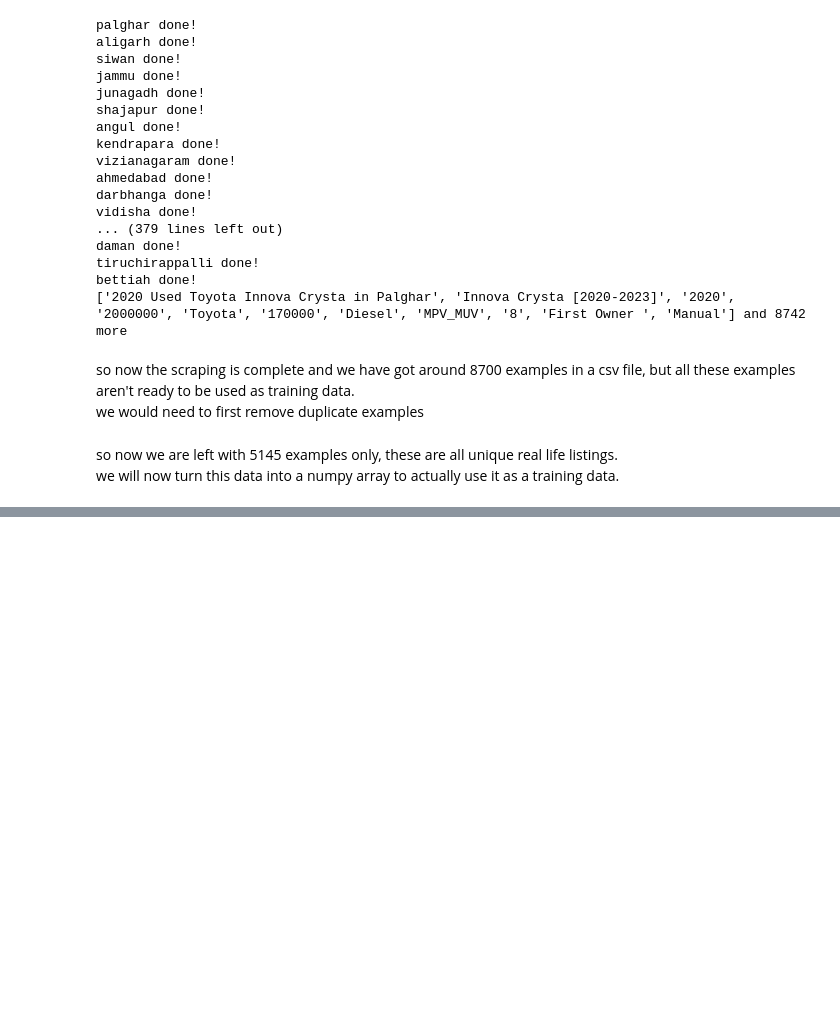
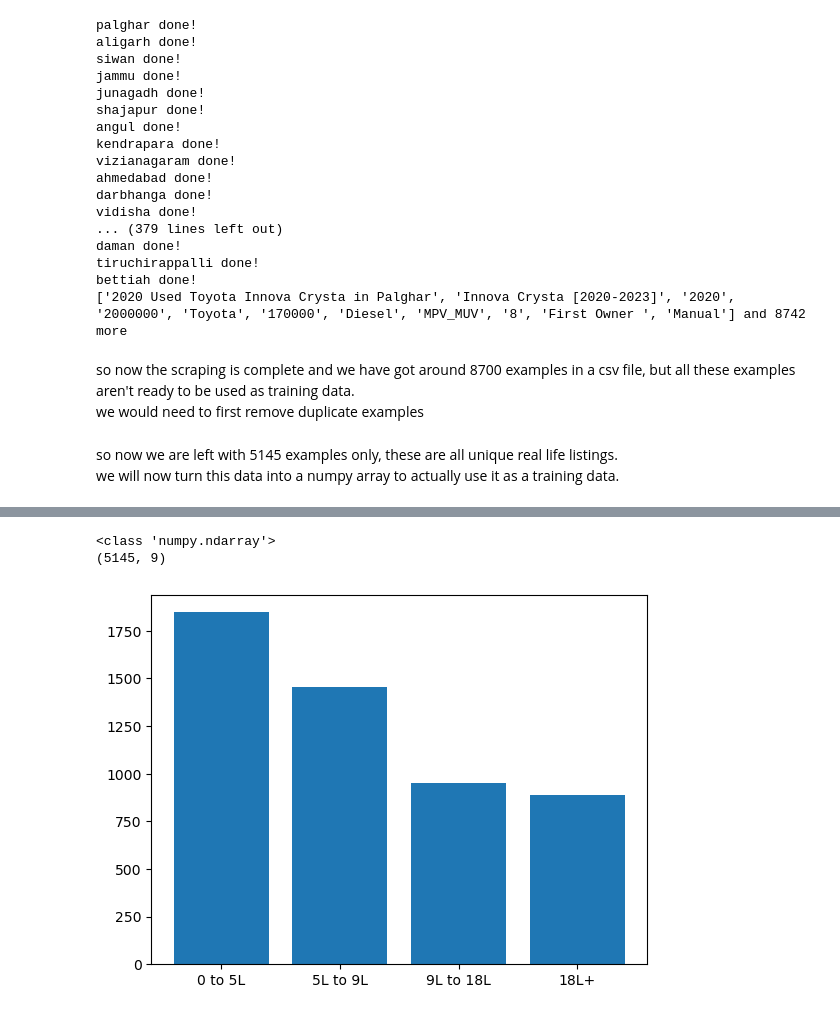
Before and after one commit to shashi0x/Used-Car-Price-Predictor-v2, a Jupyter notebook: Data/scraping.ipynb, the cells around one changed output, grey strips where cells are left out. Drawn from its saved outputs; the diff is of its cells as text; code cells hidden in the pictures; blank space fills up the shorter version.

```diff
--- a/Data/scraping.ipynb
+++ b/Data/scraping.ipynb
@@ -224,0 +254,19 @@ FINALDF.to_csv('CleanDataNP.csv', index=False)
+# %%
+print(type(DATACAR))
+print(np.shape(DATACAR))
+one, two, three, four = 0, 0, 0, 0 #for 0 to 5L, 5L to 10L, 10L to 20L, 20L to 50L, 50l+ respectively
+for i in range(len(DATACAR)):
+    if DATACAR[i, -1] <= 500000:
+        one += 1
+    elif DATACAR[i, -1] <= 900000 and DATACAR[i, -1] > 500000:
+        two += 1
+    elif DATACAR[i, -1] <= 1800000 and DATACAR[i, -1] > 900000:
+        three += 1
+    else:
+        four += 1
+plt.bar(['0 to 5L', '5L to 9L', '9L to 18L', '18L+'], [one, two, three, four])
+plt.show()
+# %% [output]
+<class 'numpy.ndarray'>
+(5145, 9)
+[figure, added]
```
Also changed, not shown: parts of 5 cells of this notebook.
